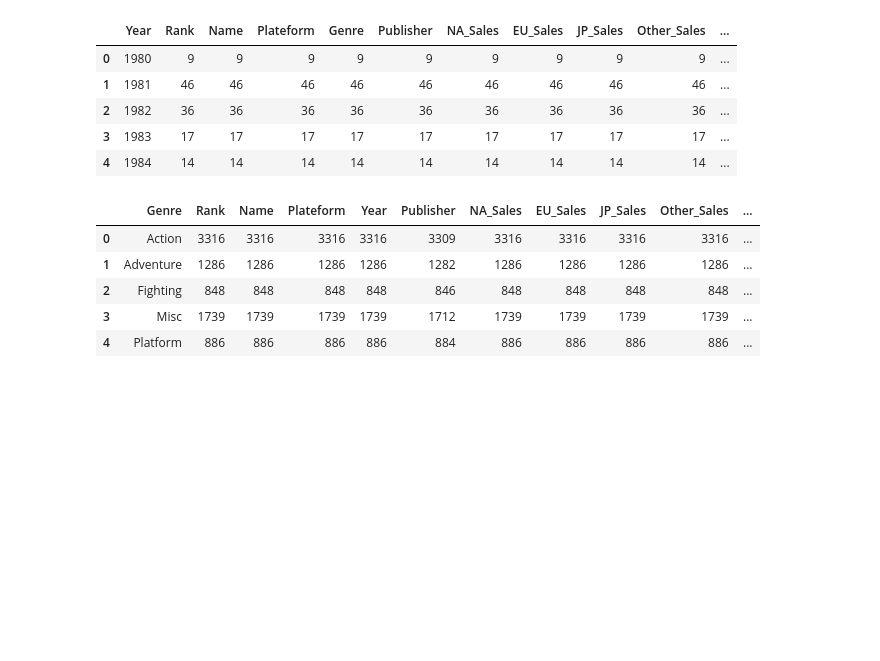
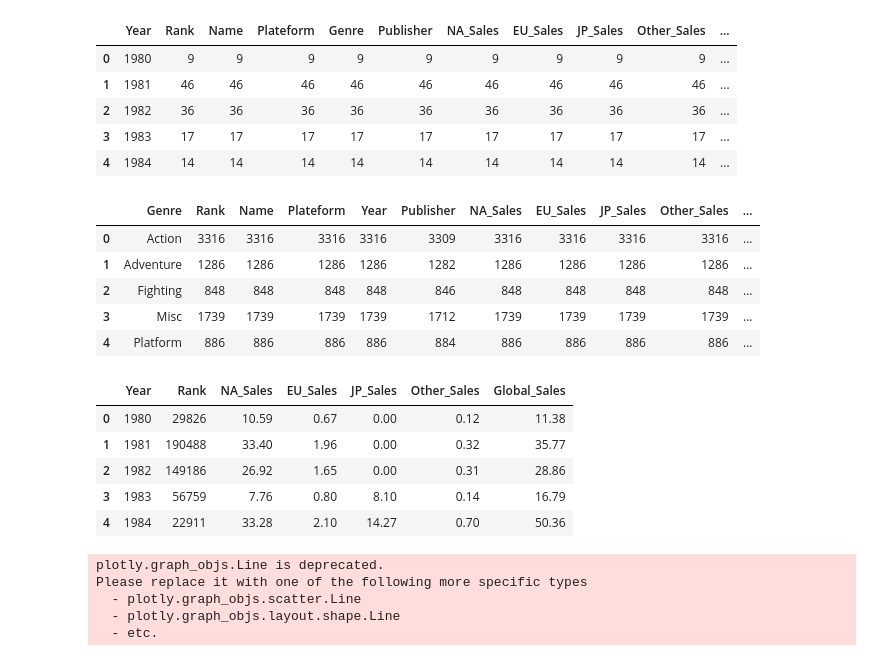
Before and after one commit to neyy01/Video_Game_Analysis, a Jupyter notebook: notebook.ipynb, the cells around one changed output. Cells and saved outputs as stored; diff of their text form; code cells hidden in the pictures; blank space fills up the shorter version.

```diff
--- a/notebook.ipynb
+++ b/notebook.ipynb
@@ -284,3 +284,13 @@ data1.head()
 | 4 | Platform | 886 | 886 | 886 | 886 | 884 | 886 | 886 | 886 | 886 | ... |
 # %%
 px.pie(data1, labels='Genre', values='Rank', names='Genre')
+# %%
+data3 = df[df['Year']!=0].groupby('Year', as_index=False).sum()
+data3.head()
+# %% [output]
+|  | Year | Rank | NA_Sales | EU_Sales | JP_Sales | Other_Sales | Global_Sales |
+| 0 | 1980 | 29826 | 10.59 | 0.67 | 0.00 | 0.12 | 11.38 |
+| 1 | 1981 | 190488 | 33.40 | 1.96 | 0.00 | 0.32 | 35.77 |
+| 2 | 1982 | 149186 | 26.92 | 1.65 | 0.00 | 0.31 | 28.86 |
+| 3 | 1983 | 56759 | 7.76 | 0.80 | 8.10 | 0.14 | 16.79 |
+| 4 | 1984 | 22911 | 33.28 | 2.10 | 14.27 | 0.70 | 50.36 |
@@ -286,0 +299,12 @@ px.pie(data1, labels='Genre', values='Rank', names='Genre')
+# %%
+fig = go.Figure()
+fig.add_trace(go.Line(x = data3.Year, y = data3.NA_Sales, name="NA Sales"))
+fig.add_trace(go.Line(x = data3.Year, y = data3.EU_Sales, name="EU Sales"))
+fig.add_trace(go.Line(x = data3.Year, y = data3.JP_Sales, name="JP Sales"))
+fig.show()
+# %% [output]
+plotly.graph_objs.Line is deprecated.
+Please replace it with one of the following more specific types
+  - plotly.graph_objs.scatter.Line
+  - plotly.graph_objs.layout.shape.Line
+  - etc.
```
Also changed, not shown: parts of 1 cell of this notebook.
